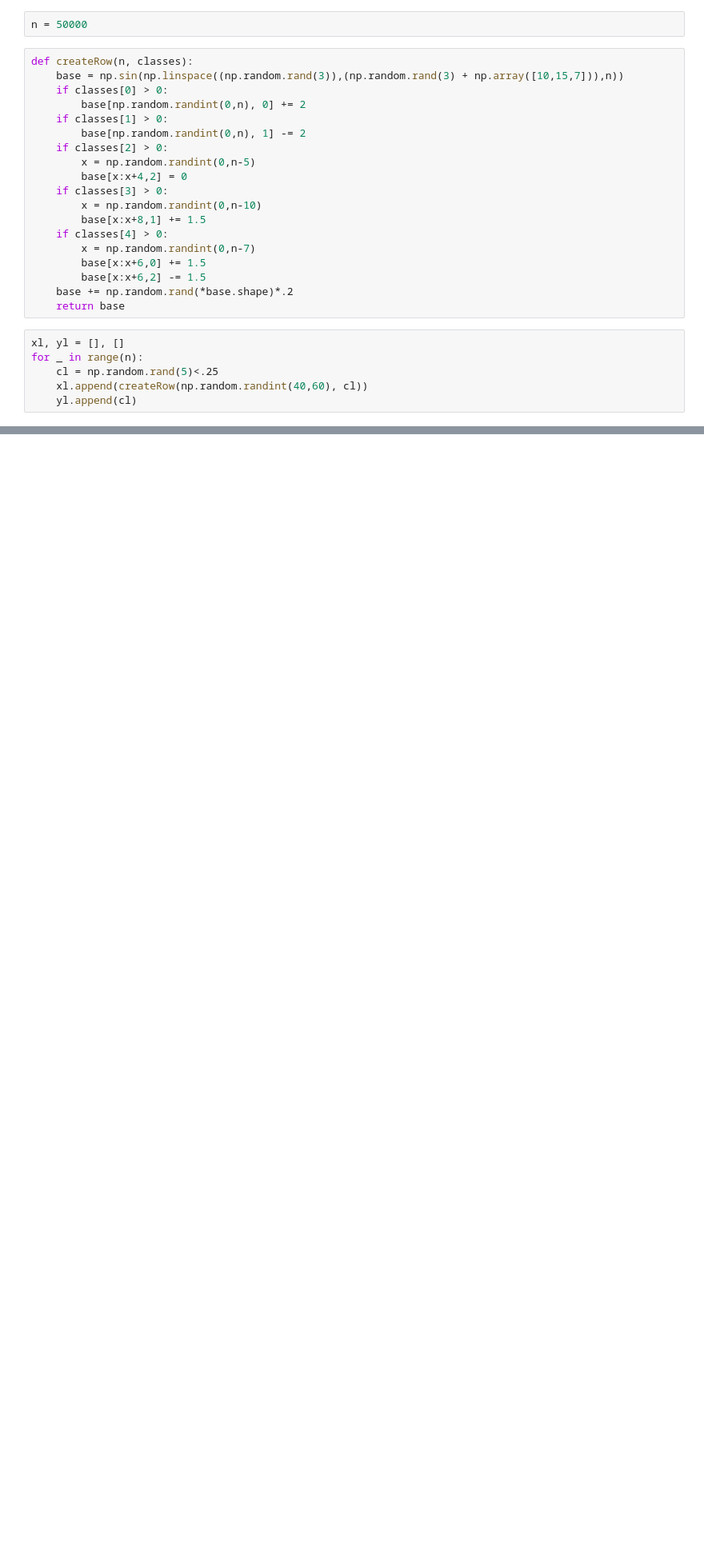
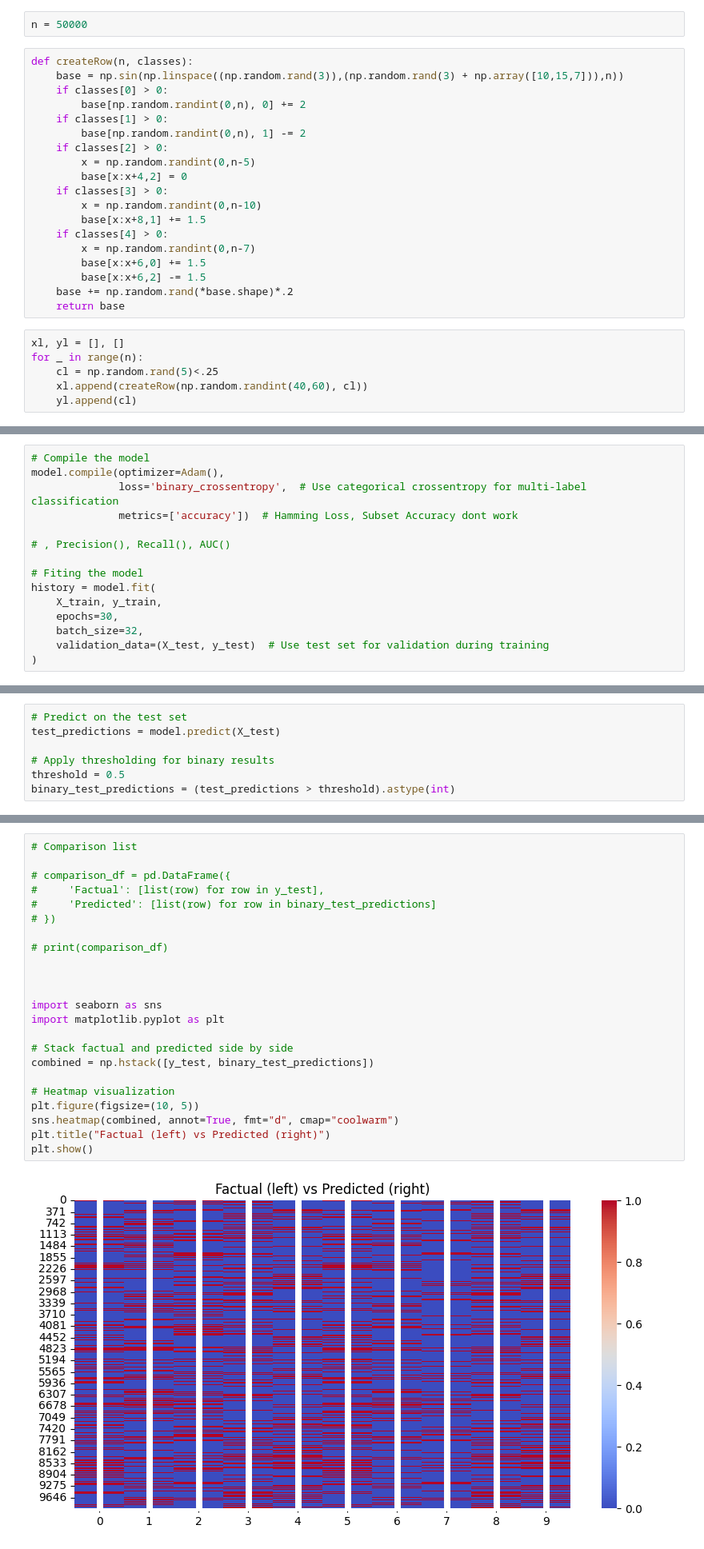
Before and after one commit to Bialkasss/DeepLearning, a Jupyter notebook: RNN/Candies/ProjectData.ipynb, the cells around one changed output, grey strips where cells are left out. Shown at 80% size. Saved outputs shown, nothing was run; the diff lists cells and outputs as text; blank space fills up the shorter version.

```diff
--- a/RNN/Candies/ProjectData.ipynb
+++ b/RNN/Candies/ProjectData.ipynb
@@ -51,0 +408,15 @@ for i in range(5):
+# %%
+# Compile the model
+model.compile(optimizer=Adam(),
+              loss='binary_crossentropy',  # Use categorical crossentropy for multi-label classification
+              metrics=['accuracy'])  # Hamming Loss, Subset Accuracy dont work
+
+# , Precision(), Recall(), AUC()
+
+# Fiting the model
+history = model.fit(
+    X_train, y_train,
+    epochs=30,
+    batch_size=32,
+    validation_data=(X_test, y_test)  # Use test set for validation during training
+)
@@ -51,0 +470,7 @@ for i in range(5):
+# %%
+# Predict on the test set
+test_predictions = model.predict(X_test)
+
+# Apply thresholding for binary results
+threshold = 0.5
+binary_test_predictions = (test_predictions > threshold).astype(int)
@@ -51,0 +479,25 @@ for i in range(5):
+# %%
+# Comparison list
+
+# comparison_df = pd.DataFrame({
+#     'Factual': [list(row) for row in y_test],
+#     'Predicted': [list(row) for row in binary_test_predictions]
+# })
+
+# print(comparison_df)
+
+
+
+import seaborn as sns
+import matplotlib.pyplot as plt
+
+# Stack factual and predicted side by side
+combined = np.hstack([y_test, binary_test_predictions])
+
+# Heatmap visualization
+plt.figure(figsize=(10, 5))
+sns.heatmap(combined, annot=True, fmt="d", cmap="coolwarm")
+plt.title("Factual (left) vs Predicted (right)")
+plt.show()
+# %% [output]
+[figure, added]
```
Also changed, not shown: parts of 21 cells of this notebook, 1 other file.
